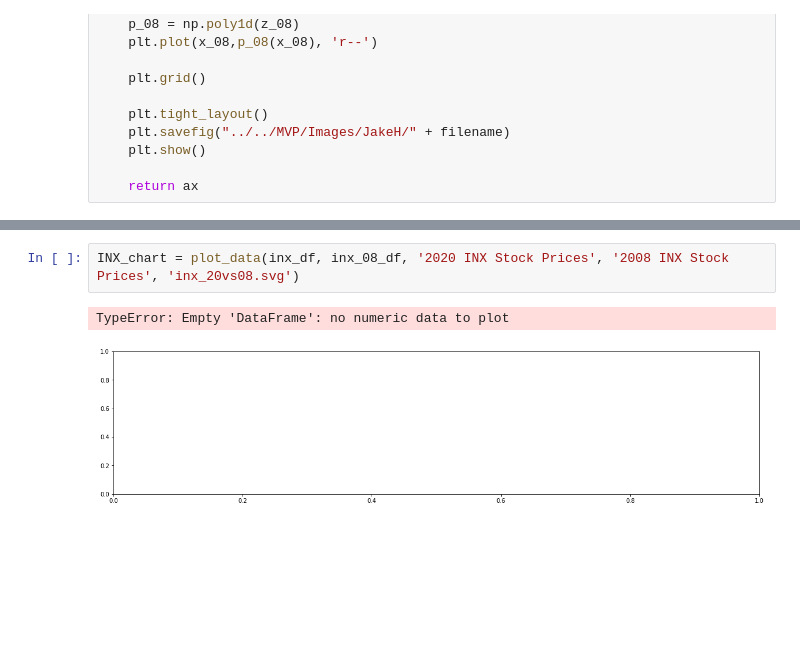
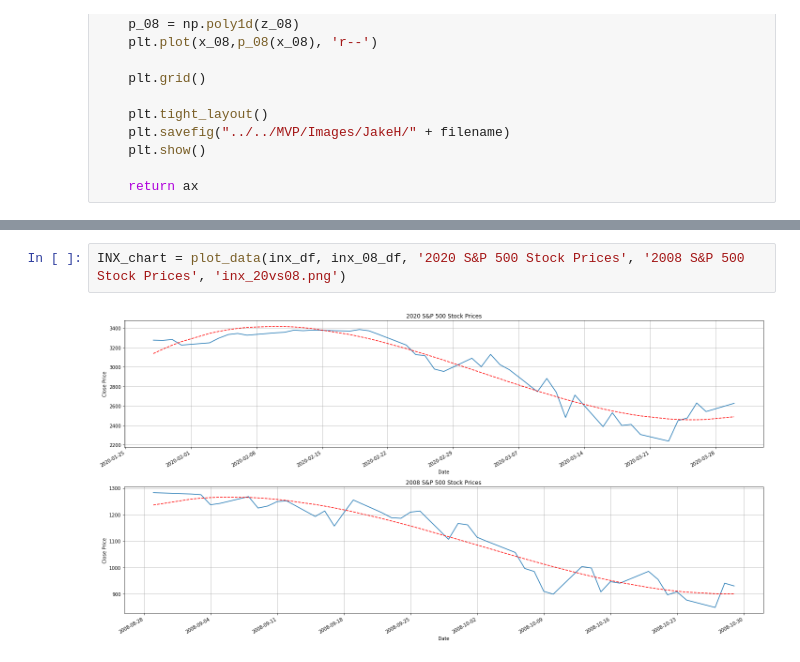
Before and after one commit to Sal-r/Corona-Virus-Vs-Stock-Market, a Jupyter notebook: DEV/JakeH/data_visualizationJacobH_2020vs2008.ipynb, the cells around one changed output, grey strips where cells are left out. Drawn from its saved outputs; the diff is of its cells as text; blank space fills up the shorter version.

```diff
--- a/DEV/JakeH/data_visualizationJacobH_2020vs2008.ipynb
+++ b/DEV/JakeH/data_visualizationJacobH_2020vs2008.ipynb
@@ -91,7 +96,6 @@ DJI_chart = plot_data(dji_df, dji_08_df, '2020 DJI Stock Prices', '2008 DJI Stoc
 # %% [output]
 [figure]
 # %%
-INX_chart = plot_data(inx_df, inx_08_df, '2020 INX Stock Prices', '2008 INX Stock Prices', 'inx_20vs08.svg')
+INX_chart = plot_data(inx_df, inx_08_df, '2020 S&P 500 Stock Prices', '2008 S&P 500 Stock Prices', 'inx_20vs08.png')
 # %% [output]
-TypeError: Empty 'DataFrame': no numeric data to plot
-[figure, old version]
+[figure, new version]
```
Also changed, not shown: parts of 2 cells of this notebook, 4 other files.
